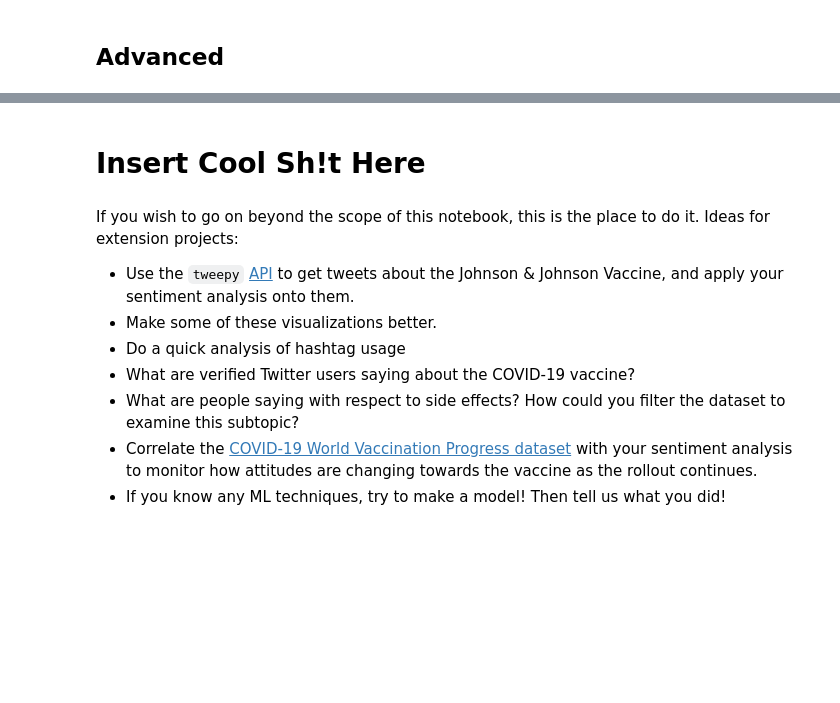
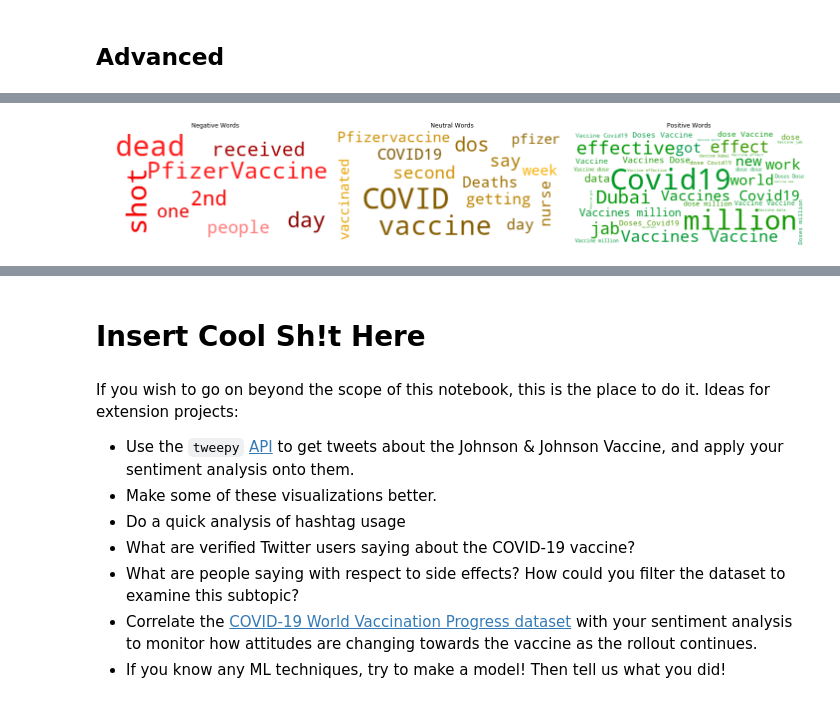
Before and after one commit to sejaldua/covid19-vaccy-tweets-NLP, a Jupyter notebook: workbook.ipynb, the cells around one changed output, grey strips where cells are left out. Drawn from its saved outputs; the diff is of its cells as text; code cells hidden in the pictures; blank space fills up the shorter version.

Commit message:
finished vaccine-specific word clouds

```diff
--- a/workbook.ipynb
+++ b/workbook.ipynb
@@ -691,0 +664,6 @@ get_smart_clouds(wordcloud_df)
+# %%
+wordcloud_df = pfizy_df
+wordcloud_df['words'] = wordcloud_df.text.apply(lambda x:re.findall(r'\w+', x ))
+get_smart_clouds(wordcloud_df)
+# %% [output]
+[figure, added]
```
Also changed, not shown: parts of 29 cells of this notebook, 6 other files.
